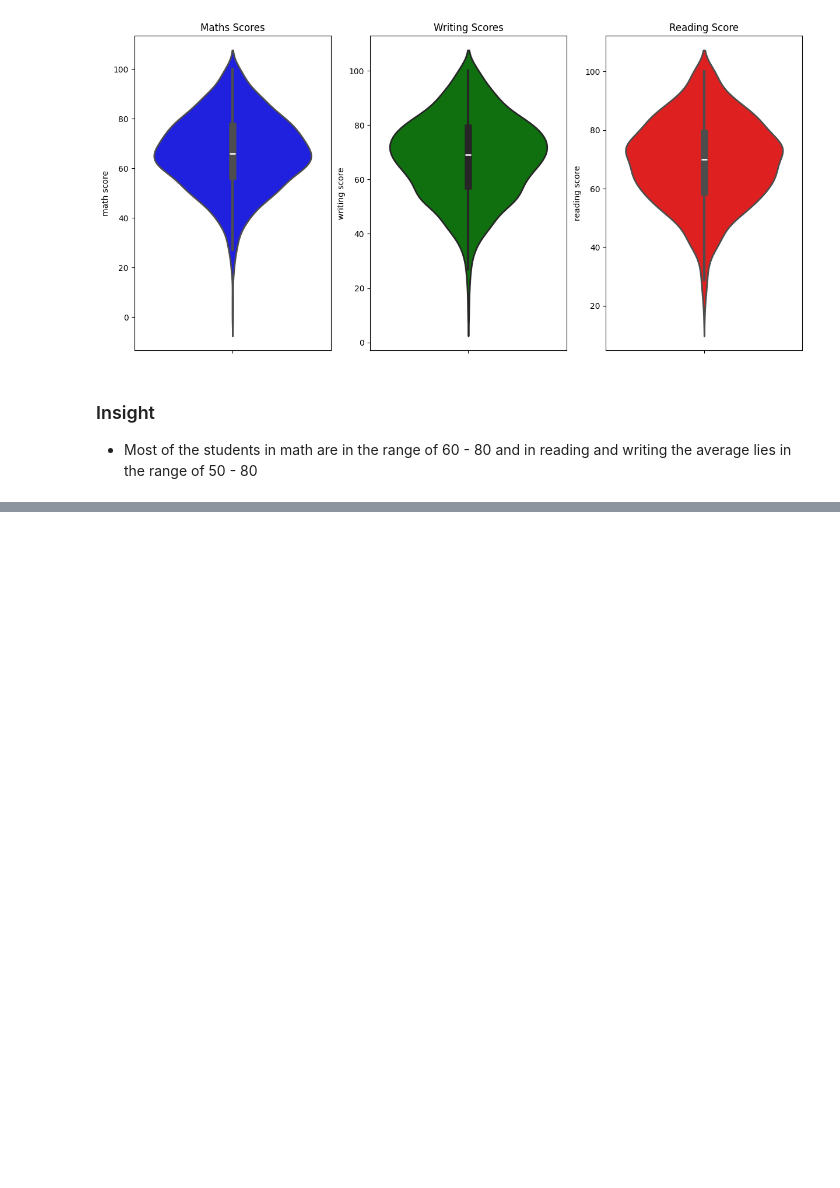
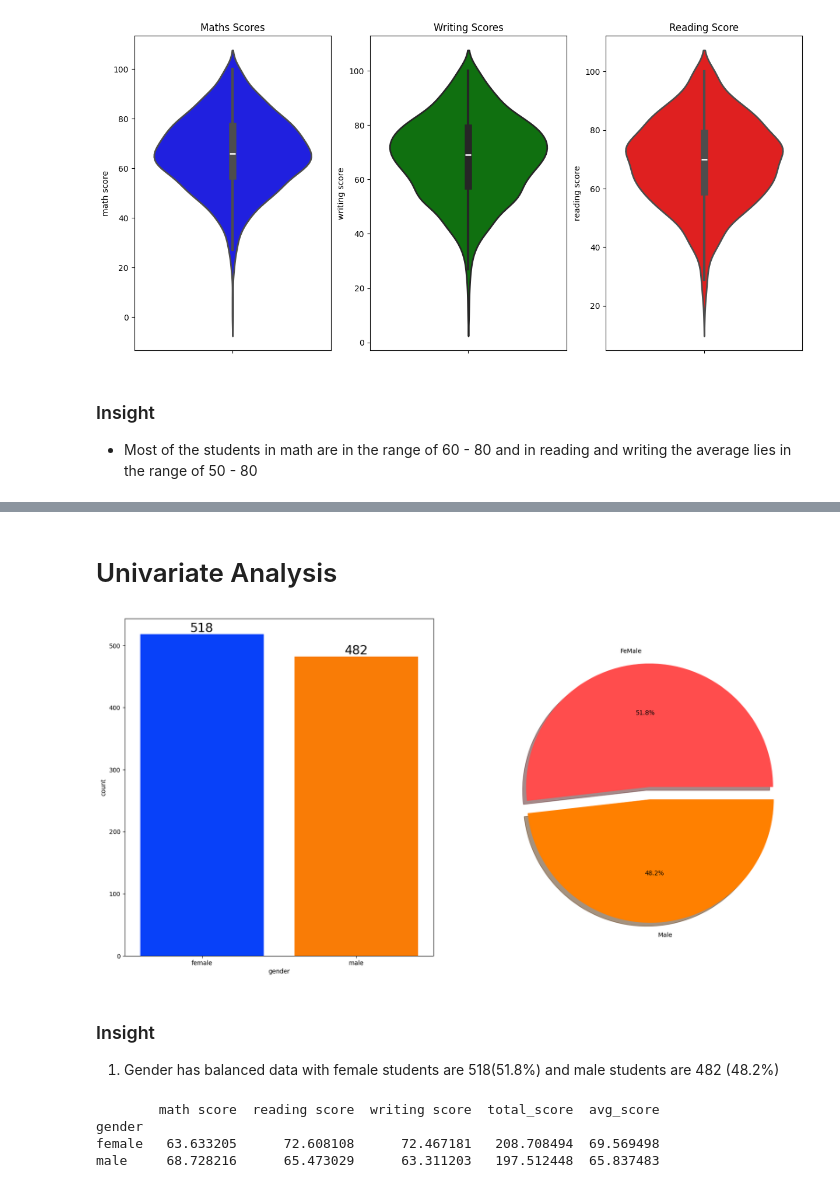
Before and after one commit to Toji339/MachineLearningProject, a Jupyter notebook: notebook/EDA STUDENT PERFORMANCE.ipynb, the cells around one changed output, grey strips where cells are left out. Saved outputs shown, nothing was run; the diff lists cells and outputs as text; code cells hidden in the pictures; blank space fills up the shorter version.

```diff
--- a/notebook/EDA STUDENT PERFORMANCE.ipynb
+++ b/notebook/EDA STUDENT PERFORMANCE.ipynb
@@ -251,0 +309,25 @@ plt.show()
+# %% [markdown]
+# Univariate Analysis
+# %%
+f,ax=plt.subplots(1,2,figsize=(20,10))
+sns.countplot(x=df['gender'],data=df,palette ='bright',ax=ax[0],saturation=0.95)
+for container in ax[0].containers:
+    ax[0].bar_label(container,color='black',size=20)
+
+plt.pie(x=df['gender'].value_counts(),labels=['FeMale','Male'],explode=[0,0.1],autopct='%1.1f%%',shadow=True,colors=['#ff4d4d','#ff8000'])
+plt.show()
+# %% [output]
+[figure, added]
+# %% [markdown]
+### Insight
+1. Gender has balanced data with female students are 518(51.8%) and male students are 482 (48.2%)
+# %%
+# Group by 'gender' and apply mean only to numeric columns
+numeric_columns = df.select_dtypes(include='number')  # Select only numeric columns
+gender_group = numeric_columns.groupby(df['gender']).mean()
+print(gender_group)
+# %% [output]
+        math score  reading score  writing score  total_score  avg_score
+gender
+female   63.633205      72.608108      72.467181   208.708494  69.569498
+male     68.728216      65.473029      63.311203   197.512448  65.837483
```
Also changed, not shown: parts of 23 cells of this notebook, 1 other file.
